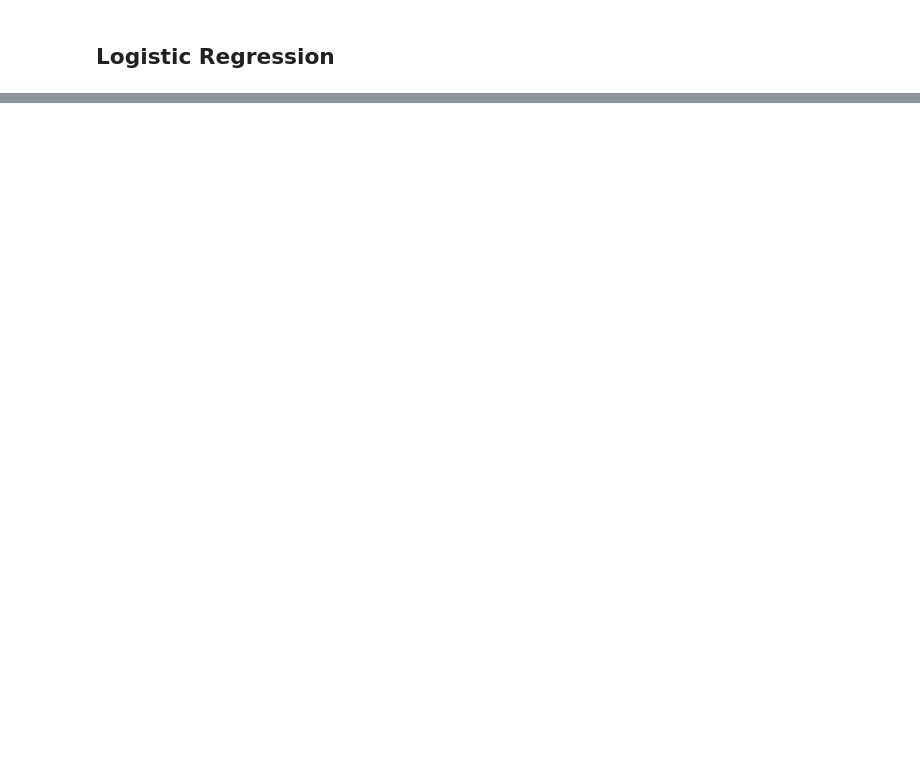
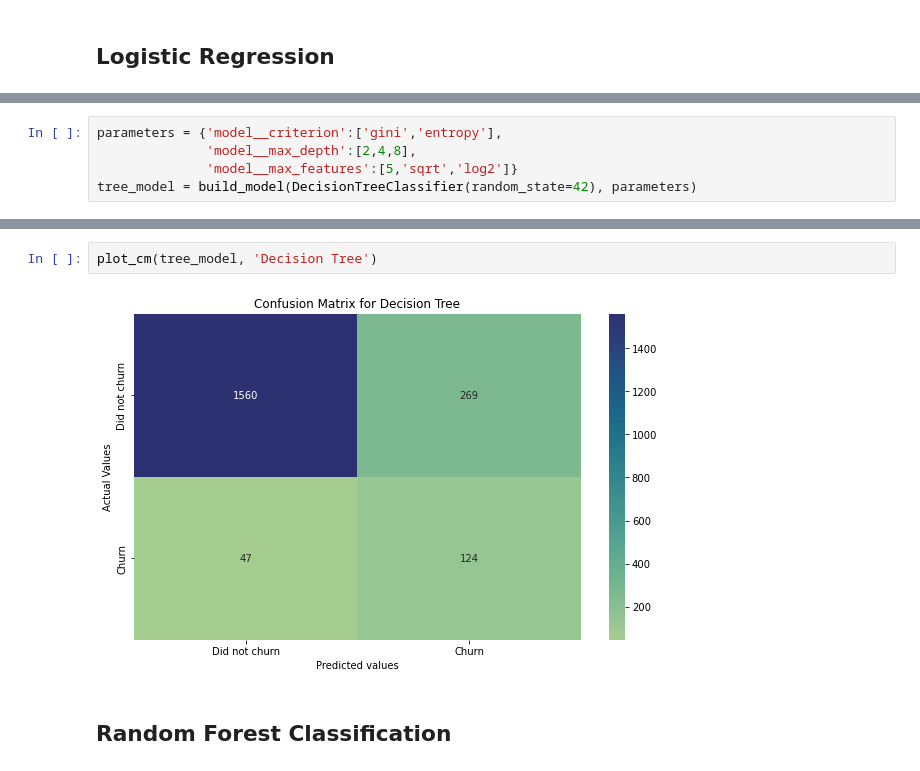
Before and after one commit to BrianLoe/ChurnPrediction, a Jupyter notebook: MachineLearningPrediction.ipynb, the cells around one changed output, grey strips where cells are left out. Drawn from its saved outputs; the diff is of its cells as text; blank space fills up the shorter version.

```diff
--- a/MachineLearningPrediction.ipynb
+++ b/MachineLearningPrediction.ipynb
@@ -66,0 +103,5 @@ pipe.fit(X_train,y_train)
+# %%
+parameters = {'model__criterion':['gini','entropy'],
+              'model__max_depth':[2,4,8],
+              'model__max_features':[5,'sqrt','log2']}
+tree_model = build_model(DecisionTreeClassifier(random_state=42), parameters)
@@ -66,0 +122,6 @@ pipe.fit(X_train,y_train)
+# %%
+plot_cm(tree_model, 'Decision Tree')
+# %% [output]
+[figure, added]
+# %% [markdown]
+## Random Forest Classification
```
Also changed, not shown: parts of 13 cells of this notebook.
